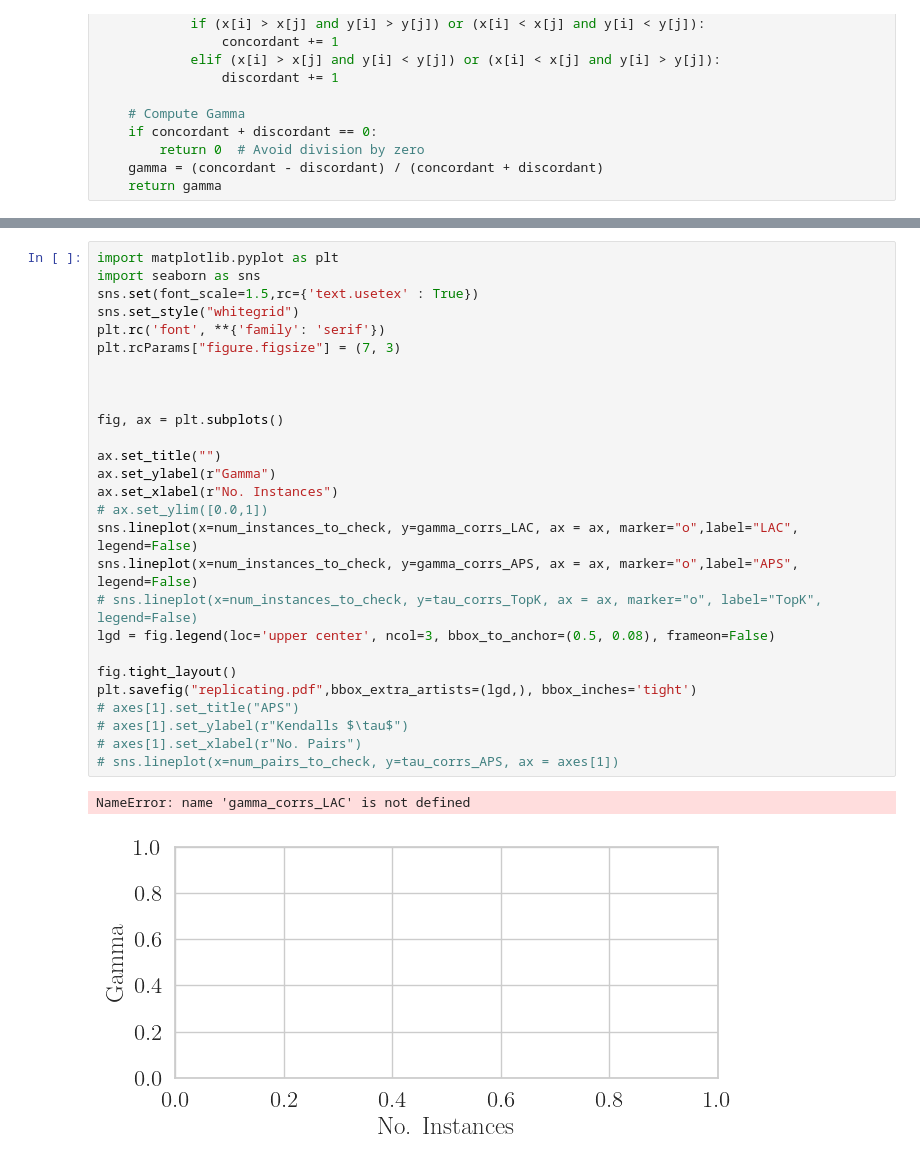
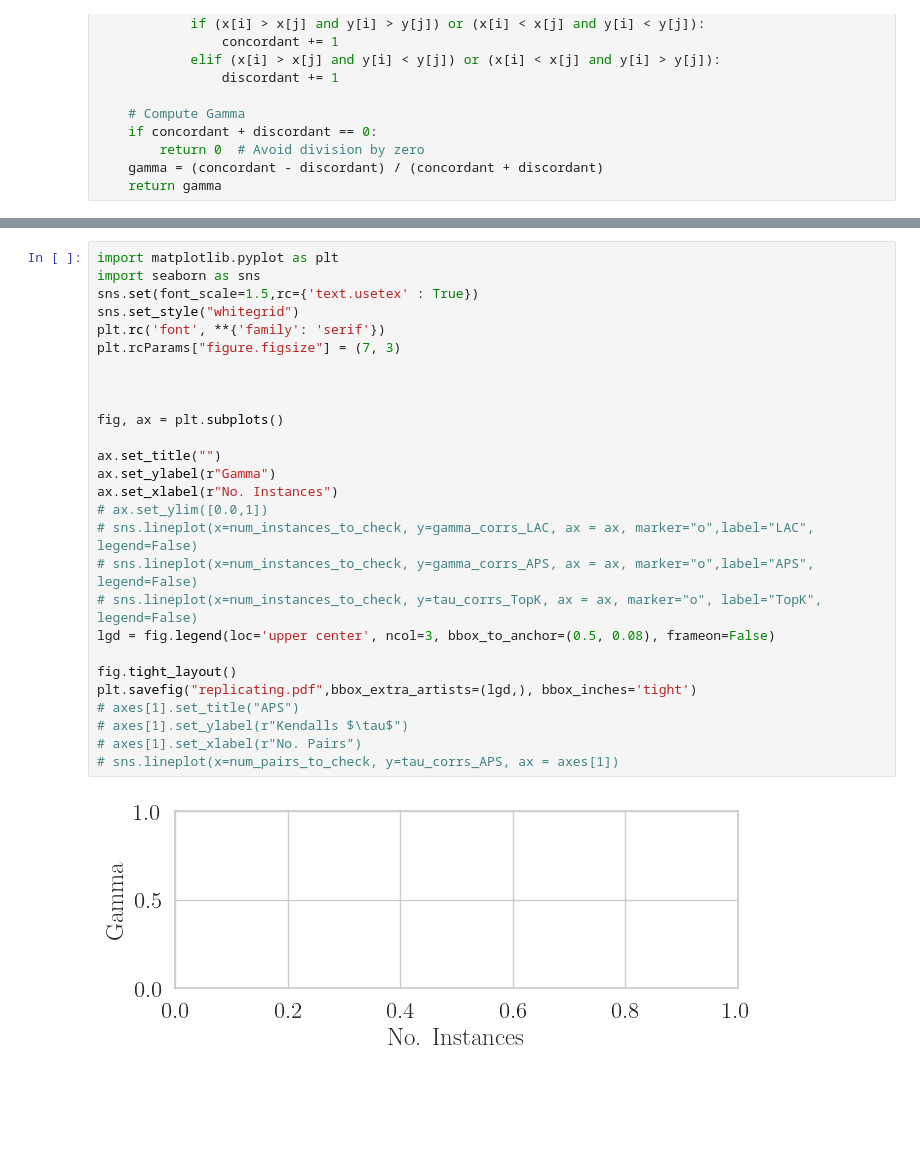
Before and after one commit to yunjinnkim/preference-based-cp, a Jupyter notebook: notebooks/learning_ncs_trochcp.ipynb, the cells around one changed output, grey strips where cells are left out. Drawn from its saved outputs; the diff is of its cells as text; blank space fills up the shorter version.

```diff
--- a/notebooks/learning_ncs_trochcp.ipynb
+++ b/notebooks/learning_ncs_trochcp.ipynb
@@ -562,30 +367,29 @@ AttributeError: 'numpy.ndarray' object has no attribute 'expand_dims'
 # %%
 import matplotlib.pyplot as plt
 import seaborn as sns
 sns.set(font_scale=1.5,rc={'text.usetex' : True})
 sns.set_style("whitegrid")
 plt.rc('font', **{'family': 'serif'})
 plt.rcParams["figure.figsize"] = (7, 3)
 
 
 
 fig, ax = plt.subplots()
 
 ax.set_title("")
 ax.set_ylabel(r"Gamma")
 ax.set_xlabel(r"No. Instances")
 # ax.set_ylim([0.0,1])
-sns.lineplot(x=num_instances_to_check, y=gamma_corrs_LAC, ax = ax, marker="o",label="LAC", legend=False)
-sns.lineplot(x=num_instances_to_check, y=gamma_corrs_APS, ax = ax, marker="o",label="APS", legend=False)
+# sns.lineplot(x=num_instances_to_check, y=gamma_corrs_LAC, ax = ax, marker="o",label="LAC", legend=False)
+# sns.lineplot(x=num_instances_to_check, y=gamma_corrs_APS, ax = ax, marker="o",label="APS", legend=False)
 # sns.lineplot(x=num_instances_to_check, y=tau_corrs_TopK, ax = ax, marker="o", label="TopK", legend=False)
 lgd = fig.legend(loc='upper center', ncol=3, bbox_to_anchor=(0.5, 0.08), frameon=False)
 
 fig.tight_layout()
 plt.savefig("replicating.pdf",bbox_extra_artists=(lgd,), bbox_inches='tight')
 # axes[1].set_title("APS")
 # axes[1].set_ylabel(r"Kendalls $\tau$")
 # axes[1].set_xlabel(r"No. Pairs")
 # sns.lineplot(x=num_pairs_to_check, y=tau_corrs_APS, ax = axes[1])
 # %% [output]
-NameError: name 'gamma_corrs_LAC' is not defined
-[figure, old version]
+[figure, new version]
```
Also changed, not shown: parts of 32 cells of this notebook, 1 other file.
